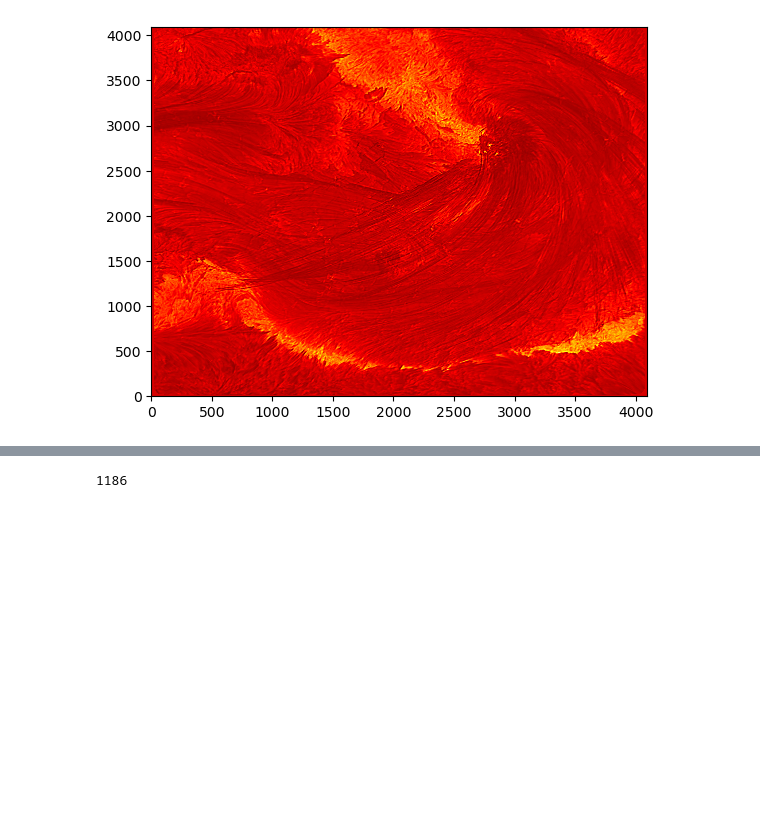
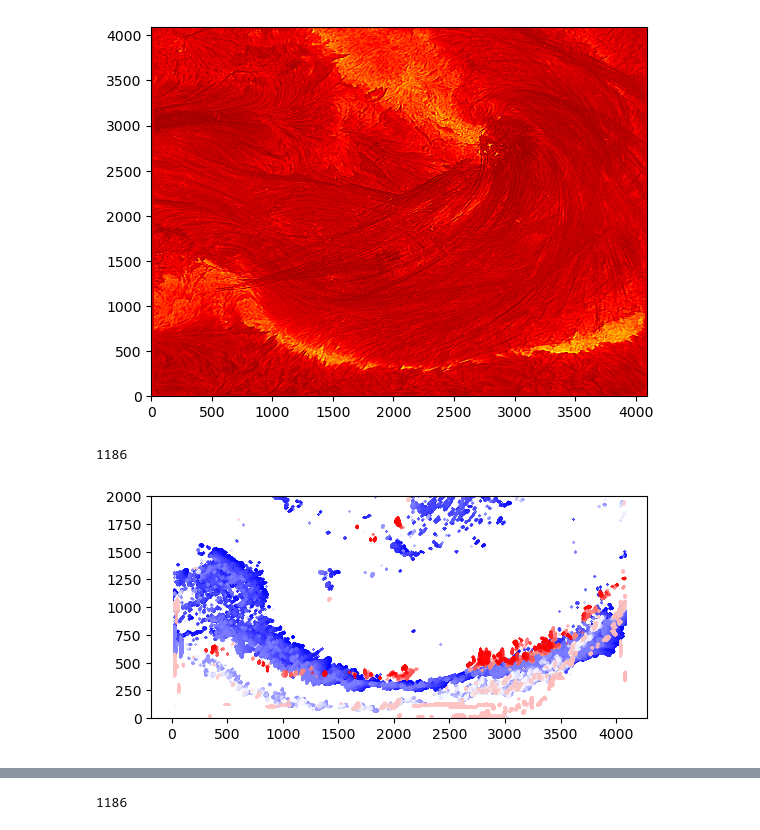
Before and after one commit to coletamburri2112/DKIST_analysis_package, a Jupyter notebook: 8August2024_flaremasking.ipynb, the cells around one changed output, grey strips where cells are left out. Drawn from its saved outputs; the diff is of its cells as text; code cells hidden in the pictures; blank space fills up the shorter version.

```diff
--- a/8August2024_flaremasking.ipynb
+++ b/8August2024_flaremasking.ipynb
@@ -182,41 +148,50 @@ def animate_mask(i):
     cax.set_array(diffimage_mask.flatten())
 # %% [output]
 [figure]
+# %%
+length
+# %% [output]
+1186
 # %%
 
 length = len(dir_list)
-lengthtest = len(dir_list)
-colors = plt.cm.jet(np.linspace(0,1,lengthtest))
+lengthtest = 1100
+colors = plt.cm.bwr(np.linspace(0,1,lengthtest))
 
 fig,ax=plt.subplots()
 
-for i in range(lengthtest-1):
+for i in range(lengthtest):
     img_file1 = fits.open(path+folder_vbi+'/'+dir_list[i])
     img_file2 = fits.open(path+folder_vbi+'/'+dir_list[i+1])
     image1 = img_file1[1].data[0]
     image2 = img_file2[1].data[0]
 
-    c = 1.7
+    c = 3
 
     median1 = np.median(image1)
     median2 = np.median(image2)
 
     masklim1 = c*median1
     masklim2 = c*median2
 
     firstmask = np.copy(image1)
     secondmask = np.copy(image2)
 
     firstmask[firstmask < masklim1] = 0
     firstmask[firstmask > masklim1] = 1
 
     secondmask[secondmask < masklim2] = 0
     secondmask[secondmask > masklim2] = 1
 
     diffimage = np.subtract(secondmask,firstmask)
 
     maskinds = np.where(firstmask > .5)
     x_mask = maskinds[0]
     y_mask = maskinds[1]
 
-    ax.scatter(x_mask,y_mask,.01,c=colors[i],alpha=0.01)
+    ax.scatter(y_mask,x_mask,.01,c=colors[i],alpha=.9)
+
+ax.set_ylim([0,2000])
+plt.gca().set_aspect('equal')
+# %% [output]
+[figure, added]
```
Also changed, not shown: parts of 9 cells of this notebook, 12 other files.
